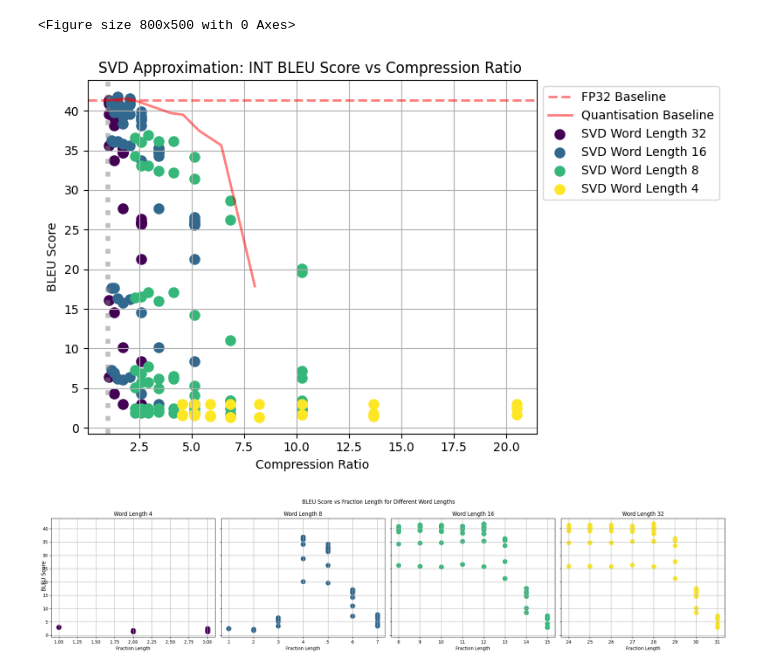
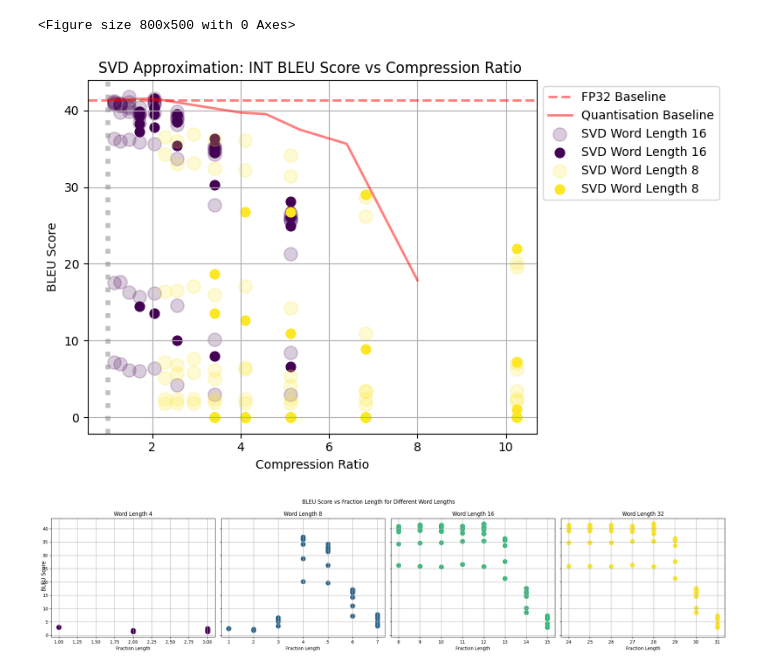
Before and after one commit to justinhuang666666/Approximate-Matrix-Vector-Multiplication, a Jupyter notebook: simulation_result/simulation_quant.ipynb, the cells around one changed output. Drawn from its saved outputs; the diff is of its cells as text; code cells hidden in the pictures.

```diff
--- a/simulation_result/simulation_quant.ipynb
+++ b/simulation_result/simulation_quant.ipynb
@@ -339,46 +339,71 @@ plt.plot(
 
 # Load the SVD data
 svd_data1 = pd.read_csv('svd_quantization_results.csv')
+svd_data2 = pd.read_csv('svd_quantization_results1.csv')
 
 # Update the Compression Ratio using the given formula
 svd_data1['Compression Ratio'] = 512 * 512 * 3 * 6 * 32 / (svd_data1['Rank'] * (512 * 2) * 3 * 6 * svd_data1['Word Length'])
 
 svd_data1 = svd_data1[svd_data1['Compression Ratio']>1]
+svd_data2 = svd_data2[svd_data2['Compression Ratio']>1]
 
 # Define the word lengths to plot for the SVD data
-svd_word_lengths = [32, 16, 8, 4]
+svd_word_lengths = [16, 8]
+svd_word_lengths1 = [16, 8]
 
 # Generate a colormap with Viridis for the SVD plots
 svd_viridis = cm.get_cmap('viridis', len(svd_word_lengths))
 
 # Create a scatter plot for each word length in the SVD data
-for idx, wl in enumerate(svd_word_lengths):
+for idx, (wl1, wl2) in enumerate(zip(svd_word_lengths,svd_word_lengths1)):
     # Filter the data for the current word length
-    svd_data1_wl = svd_data1[svd_data1['Word Length'] == wl]
+
+    svd_data1_wl = svd_data1[svd_data1['Word Length'] == wl1]
+    svd_data1_wl1 = svd_data2[svd_data2['Word Length'] == wl2]
+
+    svd_data1_wl = svd_data1_wl[svd_data1_wl["Rank"] % 50 == 0]
+    svd_data1_wl1 = svd_data1_wl1[svd_data1_wl1["Rank"] % 50 == 0]
+
+    svd_data1_wl = svd_data1_wl[svd_data1_wl["Rank"] < 300]
+    svd_data1_wl1 = svd_data1_wl1[svd_data1_wl1["Rank"] < 300]
+
 
     # Scatter plot for the current word length
     plt.scatter(
         svd_data1_wl['Compression Ratio'],
         svd_data1_wl['BLEU Score'],
-        s=64,
+        s=120,
         marker='o',
+        alpha=0.2,
         color=svd_viridis(idx / len(svd_word_lengths)),
-        label=f'SVD Word Length {wl}'
+        label=f'SVD Word Length {wl1}'
     )
+
+    # Scatter plot for the current word length
+    plt.scatter(
+        svd_data1_wl1['Compression Ratio'],
+        svd_data1_wl1['BLEU Score'],
+        s=60,
+        marker='o',
+        alpha=1,
+        color=svd_viridis(idx / len(svd_word_lengths)),
+        label=f'SVD Word Length {wl2}'
+    )
+
 
 plt.xlabel('Compression Ratio')
 plt.axvline(1, color='gray', linestyle=':', linewidth=4, alpha=0.5)
 plt.ylabel('BLEU Score')
-# plt.ylim([0, 45])
-# plt.xlim([0, 8])
+# plt.ylim([35, 45])
+# plt.xlim([0, 3])
 plt.title('SVD Approximation: INT BLEU Score vs Compression Ratio ')
 plt.grid(True)
 plt.legend(loc='upper left', bbox_to_anchor=(1, 1))  # Place legend outside
 
 plt.tight_layout()
 plt.show()
 # %% [output]
-[figure, old version]
+[figure, new version]
 # %%
 import matplotlib.pyplot as plt
 import matplotlib.cm as cm
```
Also changed, not shown: parts of 1 cell of this notebook, 4 other files.
